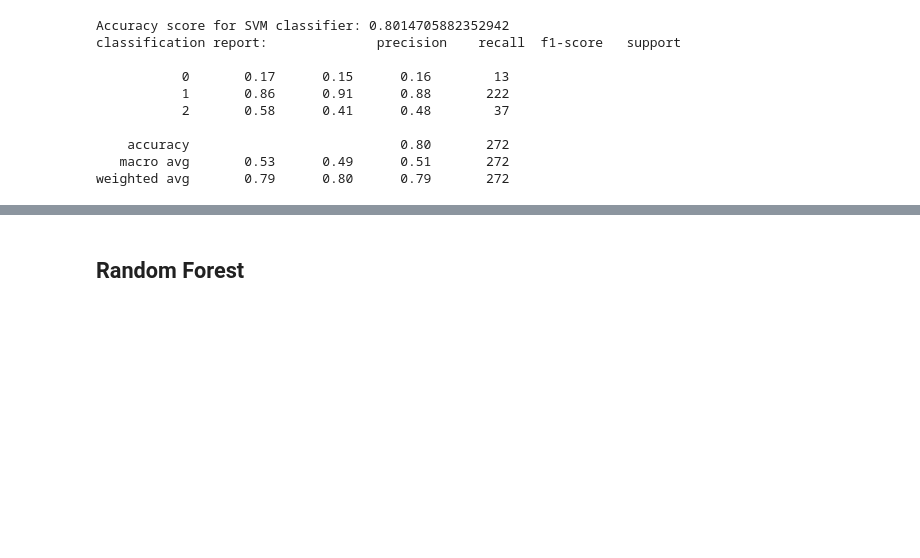
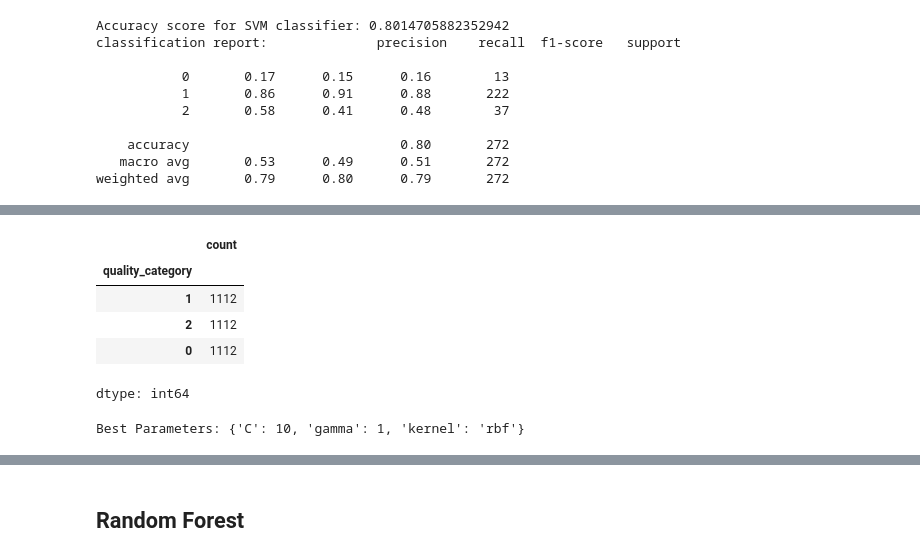
Before and after one commit to dan01240/ds_301, a Jupyter notebook: SVM_GH.ipynb, the cells around one changed output, grey strips where cells are left out. Saved outputs shown, nothing was run; the diff lists cells and outputs as text; code cells hidden in the pictures; blank space fills up the shorter version.

Commit message:
SVM model improvements

```diff
--- a/SVM_GH.ipynb
+++ b/SVM_GH.ipynb
@@ -585,0 +548,12 @@ weighted avg       0.79      0.80      0.79       272
+# %%
+#Apply SMOTE
+smote = SMOTE(sampling_strategy='auto', random_state=42)
+X_s, Y_s = smote.fit_resample(X, y)
+Y_s.value_counts()
+# %% [output]
+|  | count |
+| quality_category |  |
+| 1 | 1112 |
+| 2 | 1112 |
+| 0 | 1112 |
+dtype: int64
@@ -585,0 +565,12 @@ weighted avg       0.79      0.80      0.79       272
+# %%
+#Implement gridserach to unbalanced data to find the best parameters for the SVM model
+param = {
+    'C': [0.1, 1, 10, 100],       # Regularization parameter
+    'gamma': ['scale', 0.01, 0.1, 1],  # Kernel coefficient (RBF only)
+    'kernel': ['rbf', 'linear']    # Try different kernels
+}
+grid = GridSearchCV(SVC(),param_grid=param,cv=5,scoring='accuracy')
+grid.fit(X_train_scaled_2, Y_train_2)
+print("Best Parameters:", grid.best_params_)
+# %% [output]
+Best Parameters: {'C': 10, 'gamma': 1, 'kernel': 'rbf'}
```
Also changed, not shown: parts of 12 cells of this notebook.
